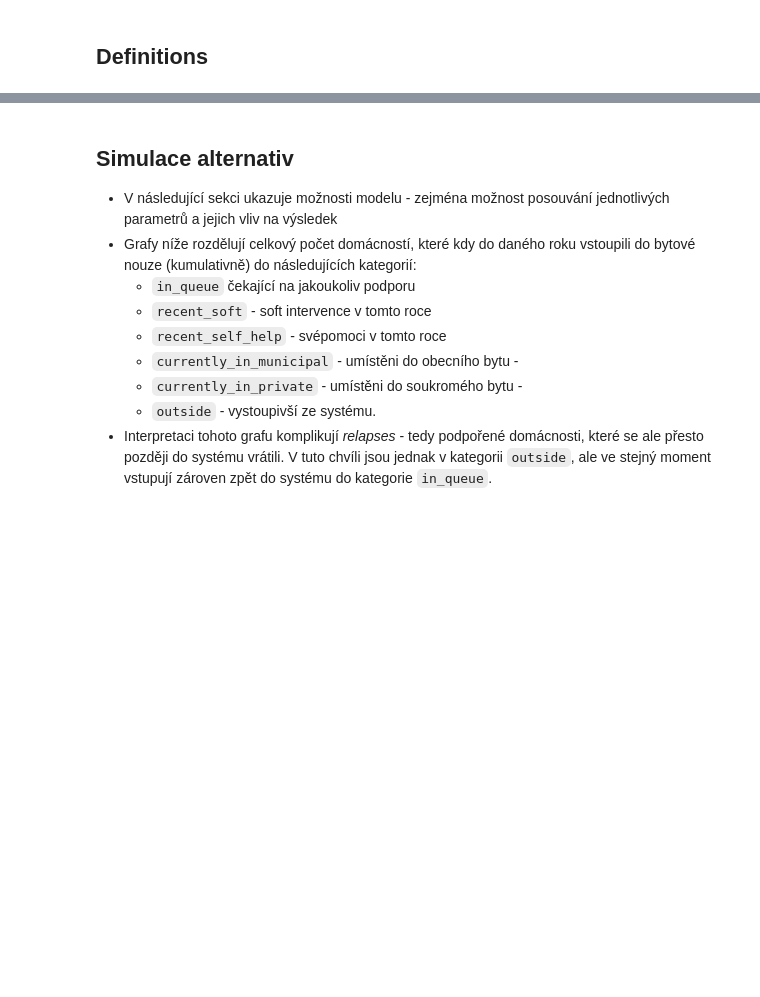
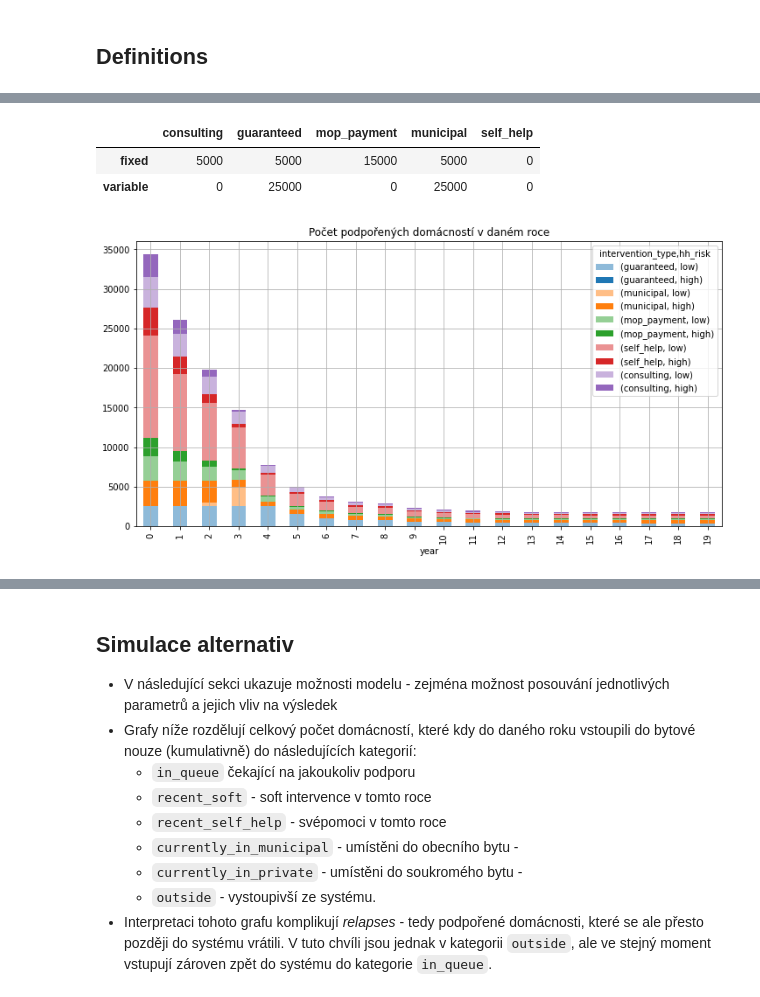
Before and after one commit to vitekzkytek/SocialHousingModel, a Jupyter notebook: model.ipynb, the cells around one changed output, grey strips where cells are left out. Cells and saved outputs as stored; diff of their text form; code cells hidden in the pictures; blank space fills up the shorter version.

```diff
--- a/model.ipynb
+++ b/model.ipynb
@@ -11,3 +11,7 @@ import matplotlib.pyplot as plt
 from matplotlib.ticker import FuncFormatter
 import pdb
 idx = pd.IndexSlice
+
+import matplotlib.colors
+
+custom_colors = [tuple(list(matplotlib.colors.to_rgb(c)) + [alpha]) for c in ['#1f77b4', '#ff7f0e', '#2ca02c', '#d62728', '#9467bd'] for alpha in (.5,1)]
@@ -41,0 +86,61 @@ DEFAULT_PARAMS = {
+# %%
+intervention_costs = pd.Series({
+    ('fixed','self_help'):0,
+    ('fixed','consulting'):5000,
+    ('fixed','mop_payment'):15000,
+    ('fixed','guaranteed'):5000,
+    ('fixed','municipal'):5000,
+    ('variable','self_help'):0,
+    ('variable','consulting'):0,
+    ('variable','mop_payment'):0,
+    ('variable','guaranteed'):25000,
+    ('variable','municipal'):25000
+}).unstack()
+intervention_costs
+# %% [output]
+|  | consulting | guaranteed | mop_payment | municipal | self_help |
+| fixed | 5000 | 5000 | 15000 | 5000 | 0 |
+| variable | 0 | 25000 | 0 | 25000 | 0 |
+# %%
+DEFAULT_PARAMS = {
+    'years':np.arange(20),
+    'years_of_support':years_of_support,
+    'intervention_costs':intervention_costs,
+    'guaranteed_yearly_apartments':2500, # Konzervativní odhad 2500 - 1 byt na měsíc pro každé ORP; Divoký odhad 10 000 bytl,
+    'municipal_apartments_today': 200000,
+    'municipal_yearly_new_apartments': 1000,
+    'municipal_existing_availability_rate': .015,
+    'municipal_new_availability_rate': .3,
+    'low_risk_to_high_risk_transfer_share':1-.33,
+    'high_risk_to_low_risk_transfer_share':.33,
+    'relapse_rates':relapse_rates,
+    'intervention_shares':intervention_shares,
+    'hhs_inflow':hhs_inflow
+}
+# %%
+from main import generate_interventions
+from supply import simulate_apartment_stock
+
+apartments = simulate_apartment_stock(
+    guaranteed_yearly_apartments=DEFAULT_PARAMS['guaranteed_yearly_apartments'],
+    municipal_apartments_today=DEFAULT_PARAMS['municipal_apartments_today'],
+    municipal_yearly_new_apartments=DEFAULT_PARAMS['municipal_yearly_new_apartments'],
+    municipal_existing_availability_rate=DEFAULT_PARAMS['municipal_existing_availability_rate'],
+    municipal_new_availability_rate=DEFAULT_PARAMS['municipal_new_availability_rate'],
+    years=DEFAULT_PARAMS['years']
+)
+
+interventions, hhs, returnees = generate_interventions(
+    apartments = apartments,
+    relapse_rates = DEFAULT_PARAMS['relapse_rates'],
+    intervention_shares = DEFAULT_PARAMS['intervention_shares'],
+    low_risk_to_high_risk_transfer_share = DEFAULT_PARAMS['low_risk_to_high_risk_transfer_share'],
+    high_risk_to_low_risk_transfer_share = DEFAULT_PARAMS['high_risk_to_low_risk_transfer_share'],
+    hhs_inflow = DEFAULT_PARAMS['hhs_inflow'],
+    years_of_support = DEFAULT_PARAMS['years_of_support'],
+    years = DEFAULT_PARAMS['years']
+)
+
+interventions.unstack(['intervention_type','hh_risk']).plot.bar(stacked=True, grid=True, figsize=(12,6),title='Počet podpořených domácností v daném roce',color=custom_colors);
+# %% [output]
+[figure, added]
```
Also changed, not shown: parts of 28 cells of this notebook, 3 other files.
